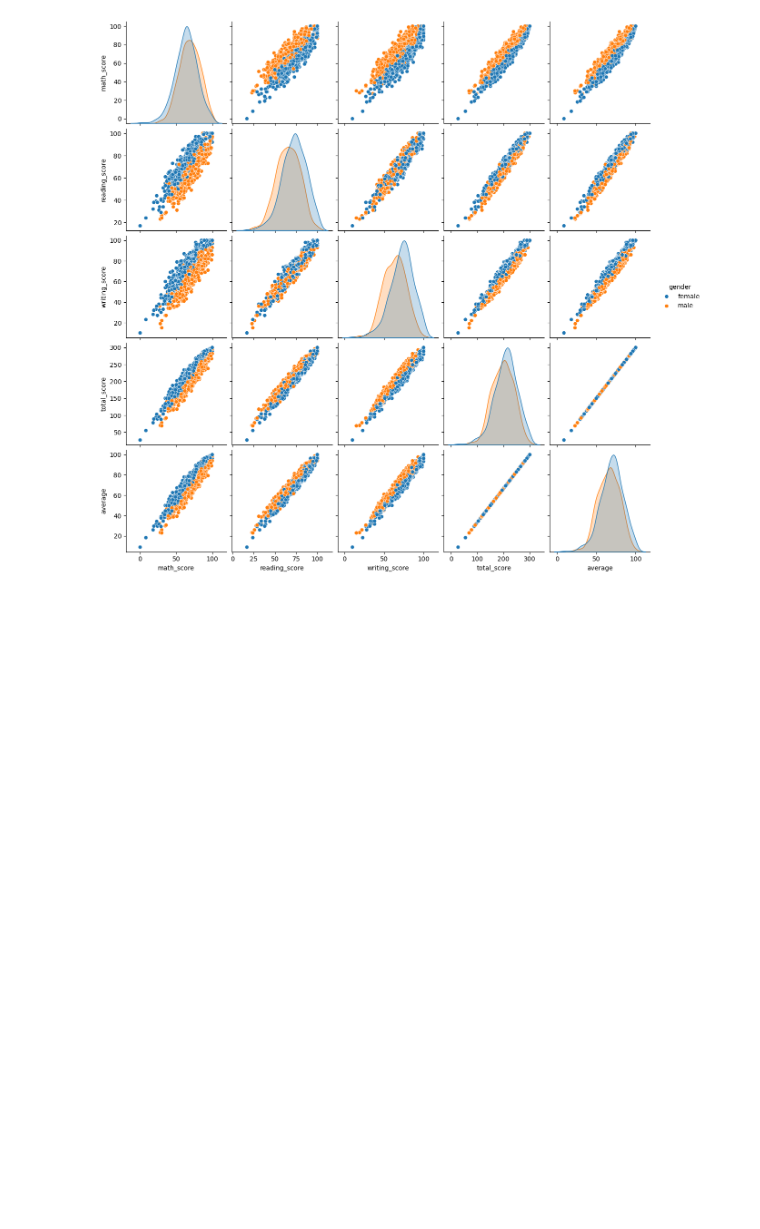
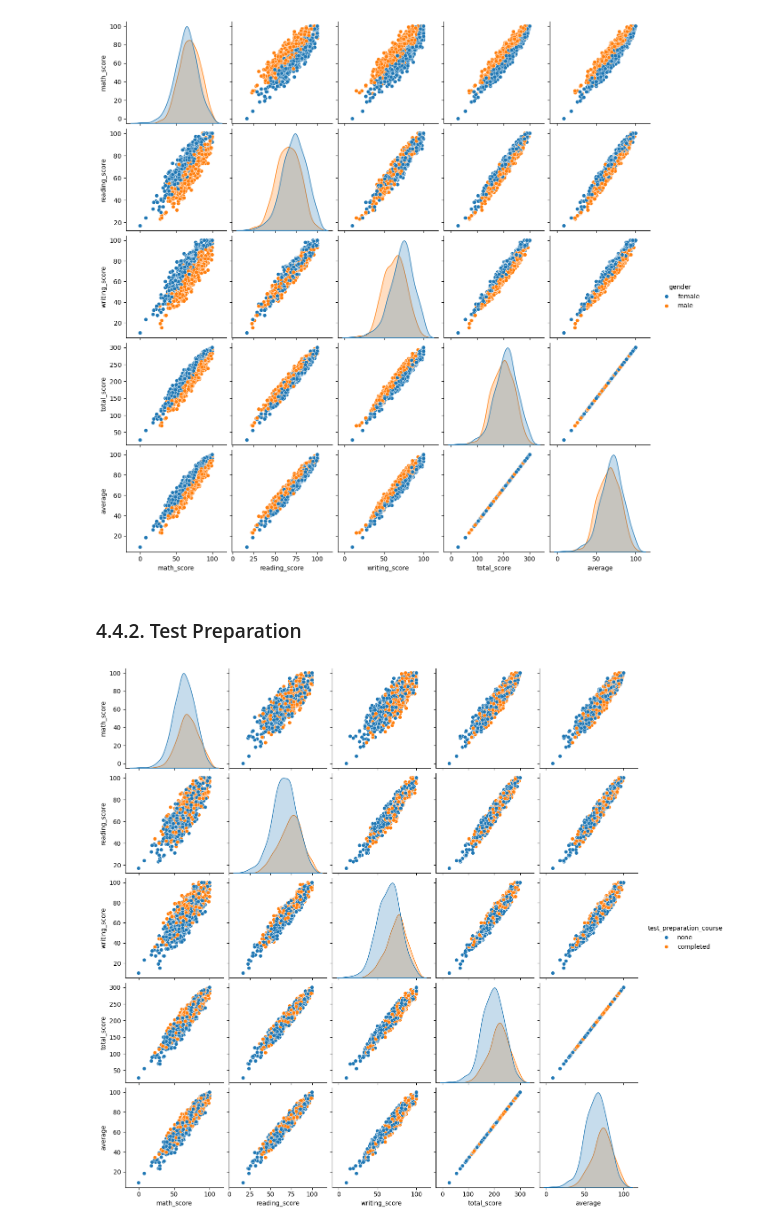
Before and after one commit to johnisaacenriquez/machine_learning_project, a Jupyter notebook: notebook/Exploratory_Data_Analysis.ipynb, the cells around one changed output. Saved outputs shown, nothing was run; the diff lists cells and outputs as text; code cells hidden in the pictures; blank space fills up the shorter version.

```diff
--- a/notebook/Exploratory_Data_Analysis.ipynb
+++ b/notebook/Exploratory_Data_Analysis.ipynb
@@ -440,6 +482,8 @@ for container in ax[2].containers:
 # %%
-dataset['parental_level_of_education'] = dataset['parental_level_of_education'].map({'some high school':'1', 'high school': '2', 'some college': '3',
-                                                                                      "associate's degree": '4', "bachelor's degree": '5', "master's degree": '6'})
+legend = {'some high school':'1', 'high school': '2', 'some college': '3',
+          "associate's degree": '4', "bachelor's degree": '5', "master's degree": '6'}
+# %%
+dataset['parental_level_of_education'] = dataset['parental_level_of_education'].map(legend)
 # %%
 group_data=dataset.groupby('parental_level_of_education')
 f,ax=plt.subplots(1,3,figsize=(20,8))
@@ -463,5 +507,5 @@ for container in ax[2].containers:
 # %% [output]
 [figure]
 # %%
-dataset['parental_level_of_education'] = dataset['parental_level_of_education'].map({'1': 'some high school', '2': 'high school', '3': 'some college',
-                                                                                      '4':"associate's degree", '5':"bachelor's degree", '6':"master's degree"})
+legend = {'1': 'some high school', '2': 'high school', '3': 'some college',
+          '4':"associate's degree", '5':"bachelor's degree", '6':"master's degree"}
@@ -482,0 +512,2 @@ plt.show()
+# %%
+dataset['parental_level_of_education'] = dataset['parental_level_of_education'].map(legend)
@@ -485,3 +520,10 @@ sns.pairplot(dataset,hue = 'gender')
 plt.show()
 # %% [output]
 [figure]
+# %% [markdown]
+### 4.4.2. Test Preparation
+# %%
+sns.pairplot(dataset,hue = 'test_preparation_course')
+plt.show()
+# %% [output]
+[figure, added]
```
Also changed, not shown: parts of 55 cells of this notebook, 7 other files.
